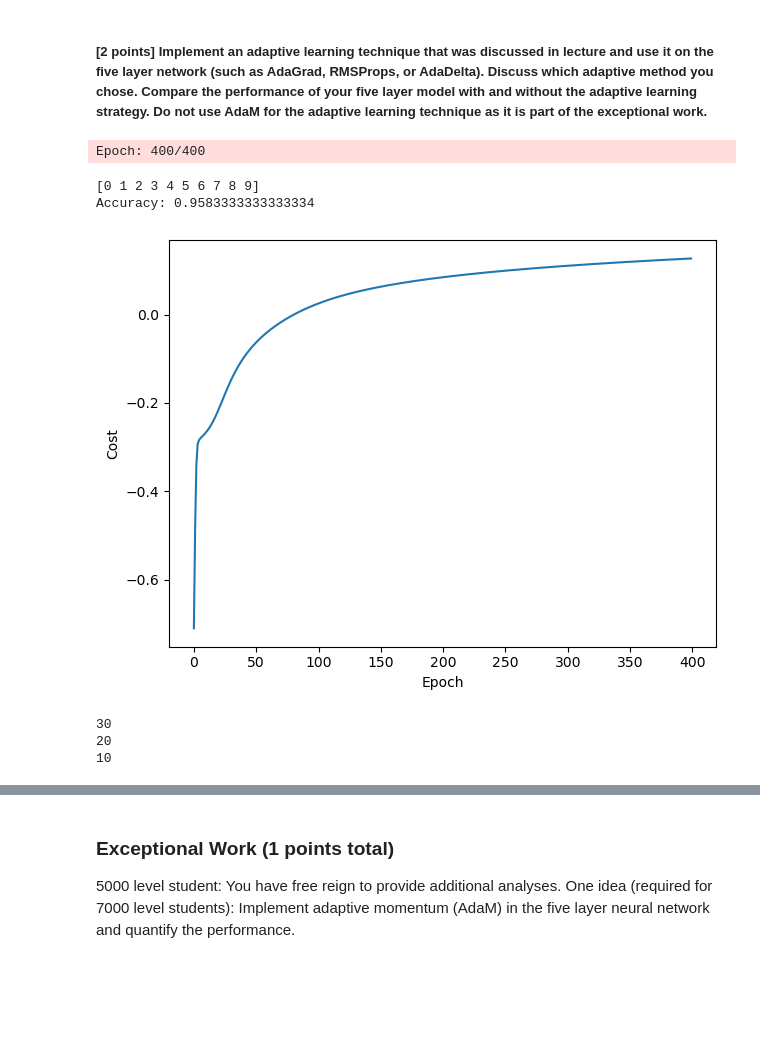
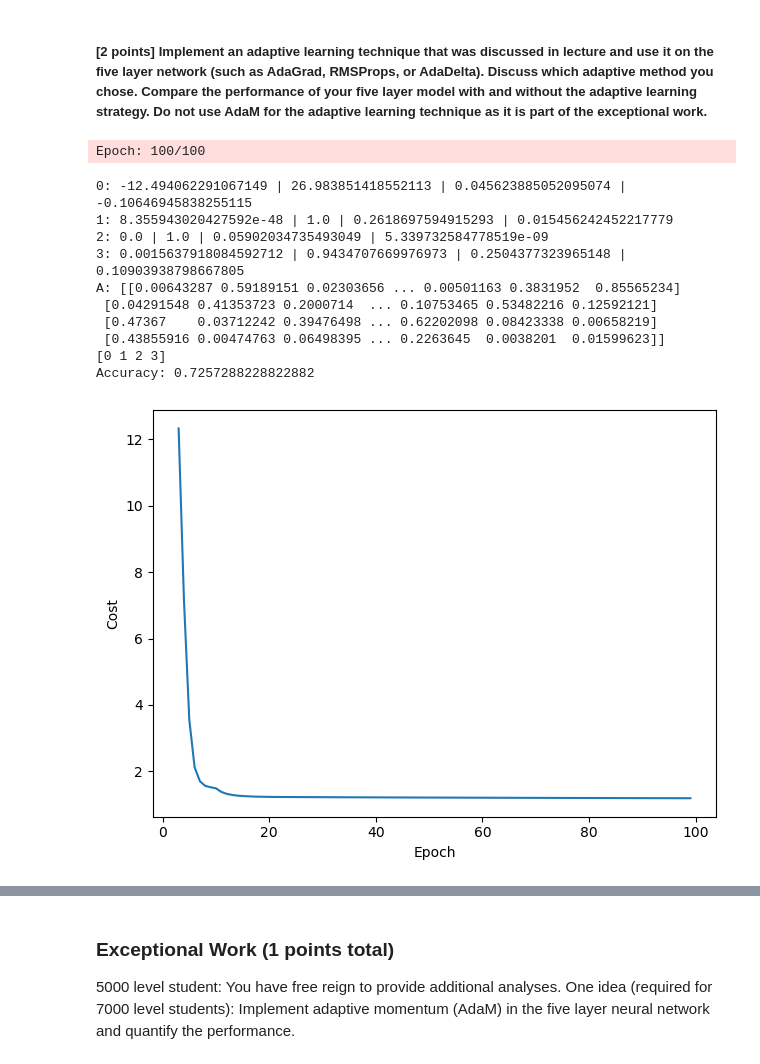
Before and after one commit to AlexShock66/LAB-4-MLP, a Jupyter notebook: MLP_Beaned.ipynb, the cells around one changed output, grey strips where cells are left out. Saved outputs shown, nothing was run; the diff lists cells and outputs as text; code cells hidden in the pictures; blank space fills up the shorter version.

```diff
--- a/MLP_Beaned.ipynb
+++ b/MLP_Beaned.ipynb
@@ -688,7 +693,7 @@ class MiltiLayerNetwork(object):
         # rho_W1_prev = np.zeros(self.W1.shape)
         # rho_W2_prev = np.zeros(self.W2.shape)
         rho_prev = [np.zeros(val.shape) for val in self.weights]
-
+        self.grad_values_ = []
         self.cost_ = []
 
         for k in range(self.epochs):
@@ -709,6 +714,7 @@ class MiltiLayerNetwork(object):
 
             mini = np.array_split(range(y_data.shape[0]),self.minibatches)
             mini_cost = []
+            grad_costs=[]
             for idx in mini:
                 A_arr, Z_arr = self._feedforward(X_data[idx],
                                                         weights=self.weights)
@@ -720,7 +726,9 @@ class MiltiLayerNetwork(object):
                                                    weights=self.weights,Z=Z_arr)
 
                 rho_new = [grad * eta for grad in grads]
-
+                # self.grad_values_.append([np.mean(np.sqrt(val**2)) for val in grads])
+                # grad_costs = np.append(grad_costs,[np.average(np.sqrt(val**2)) for val in grads])
+                grad_costs.append([np.average(np.sqrt(val**2)) for val in grads])
                 if self.verbose:
                     print(f'Rho_new')
                     for idx,val in enumerate(rho_new):
@@ -728,11 +736,12 @@ class MiltiLayerNetwork(object):
                     print(f'rho_prev')
                     for idx,val in enumerate(rho_prev):
                         print(f'{idx}: {val.shape}')
-
+                # print(self.grad_values_)
                 self.weights = [self.weights[i] - (rho_new[i] + (self.alpha * rho_prev[i]) ) for i in range(len(grads))]
                 rho_prev = rho_new
 
-
+            # self.grad_values_ = np.append(self.grad_values_,grad_costs)
+            self.grad_values_.append([np.average(val) for val in grad_costs])
             self.cost_.append(mini_cost)
         return self
 
@@ -822,7 +831,7 @@ class MiltiLayerNetwork(object):
         return (lambda_) * np.sqrt(sqrts)
 
     def _cost(self,A3,Y_enc,weights):
-        cost = np.mean(np.nan_to_num((Y_enc*np.log(A3) + (1-Y_enc) * np.log(1-A3))))
+        cost = -np.mean(np.nan_to_num((Y_enc*np.log(A3) + (1-Y_enc) * np.log(1-A3))))
         L2_term = self._L2_reg(self.l2_C,weights)
         return cost+L2_term
 
@@ -830,52 +839,59 @@ class MiltiLayerNetwork(object):
         """Predict class labels"""
         A,Z = self._feedforward(X, self.weights)
         # print(f"========== A3.shapoe {A3.shape}")
+        for idx,val in enumerate(A):
+            print(f'{idx}: {np.min(val)} | {np.max(val)} | {np.mean(val)} | {np.median(val)}')
         y_pred = np.argmax(A[-1], axis=0)
+        print(f"A: {A[-1]}")
         return y_pred
 # %% [markdown]
 ##### **[2 points]** Implement an adaptive learning technique that was discussed in lecture and use it on the five layer network (such as AdaGrad, RMSProps, or AdaDelta). Discuss which adaptive method you chose. Compare the performance of your five layer model with and without the adaptive learning strategy. Do not use AdaM for the adaptive learning technique as it is part of the exceptional work.
 # %%
 #Testing Using Dataset from Dr. Larson Example
 
 from sklearn.datasets import load_digits
 
-ds = load_digits()
-X = ds.data/16.0-0.5
-y=ds.target
 
-X_train,X_test,y_train,y_test = train_test_split(
-    X,y,test_size=0.2)
 
 params = dict(
               C=0.1,
-              epochs=400,
-              eta=0.001,
-              random_state=1)
+              epochs=100,
+              eta=0.05,
+              alpha=0.1,
+              decrease_const=0.1,
+              minibatches=50,
+              shuffle=True,
+              random_state=4)
 
 
-nn = MiltiLayerNetwork(hidden_layers=[30],verbose=False,**params)
+nn = MiltiLayerNetwork(hidden_layers=[100,50],verbose=False,**params)
 
-nn.fit(X_train, y_train, print_progress=50)
+
+
+nn.fit(X_train, y_train, print_progress=25)
 yhat = nn.predict(X_test)
 
 print(np.unique(yhat))
 print('Accuracy:',accuracy_score(y_test,yhat))
 
-plt.plot(range(len(nn.cost_)),nn.cost_)
+
+cost_avgs = [np.mean(x) for x in nn.cost_]
+
+plt.plot(range(len(cost_avgs)),cost_avgs)
 plt.ylabel("Cost")
 plt.xlabel("Epoch")
 plt.tight_layout()
 plt.show()
 # %% [output]
-Epoch: 400/400
+Epoch: 100/100
-[0 1 2 3 4 5 6 7 8 9]
-Accuracy: 0.9583333333333334
+0: -12.494062291067149 | 26.983851418552113 | 0.045623885052095074 | -0.10646945838255115
+1: 8.355943020427592e-48 | 1.0 | 0.2618697594915293 | 0.015456242452217779
+2: 0.0 | 1.0 | 0.05902034735493049 | 5.339732584778519e-09
+3: 0.0015637918084592712 | 0.9434707669976973 | 0.2504377323965148 | 0.10903938798667805
+A: [[0.00643287 0.59189151 0.02303656 ... 0.00501163 0.3831952  0.85565234]
+ [0.04291548 0.41353723 0.2000714  ... 0.10753465 0.53482216 0.12592121]
+ [0.47367    0.03712242 0.39476498 ... 0.62202098 0.08423338 0.00658219]
+ [0.43855916 0.00474763 0.06498395 ... 0.2263645  0.0038201  0.01599623]]
+[0 1 2 3]
+Accuracy: 0.7257288228822882
-[figure, old version]
+[figure, new version]
-# %%
-a = [10,20,30]
-for i in list(reversed(range(len(a)))):
-    print(a[i])
-# %% [output]
-30
-20
-10
```
Also changed, not shown: parts of 11 cells of this notebook.
